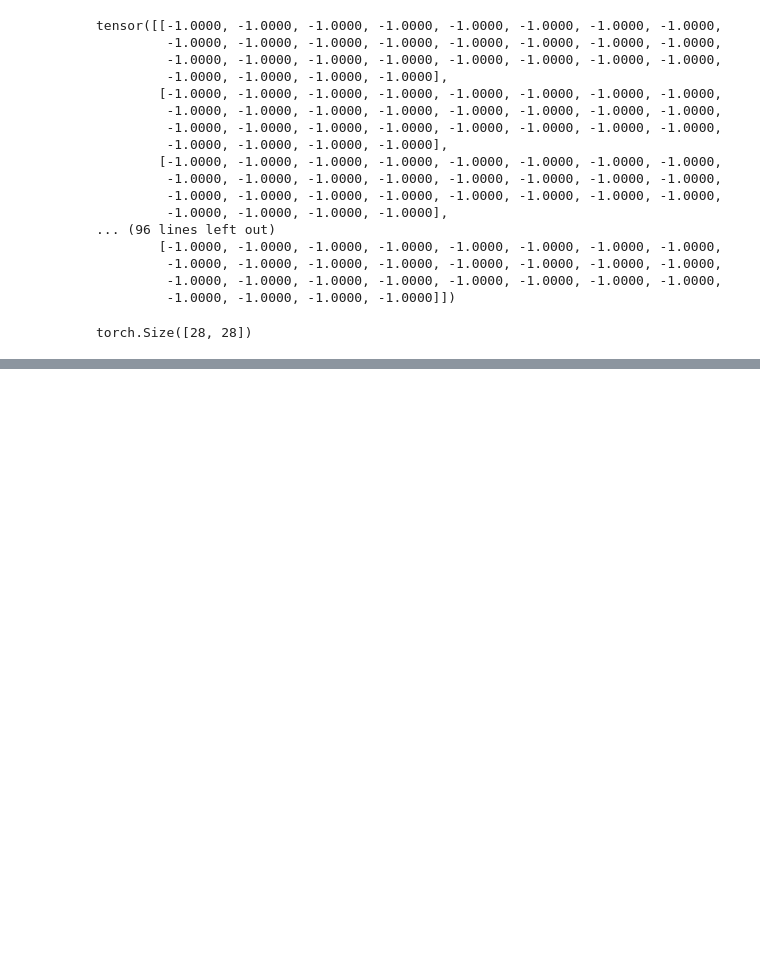
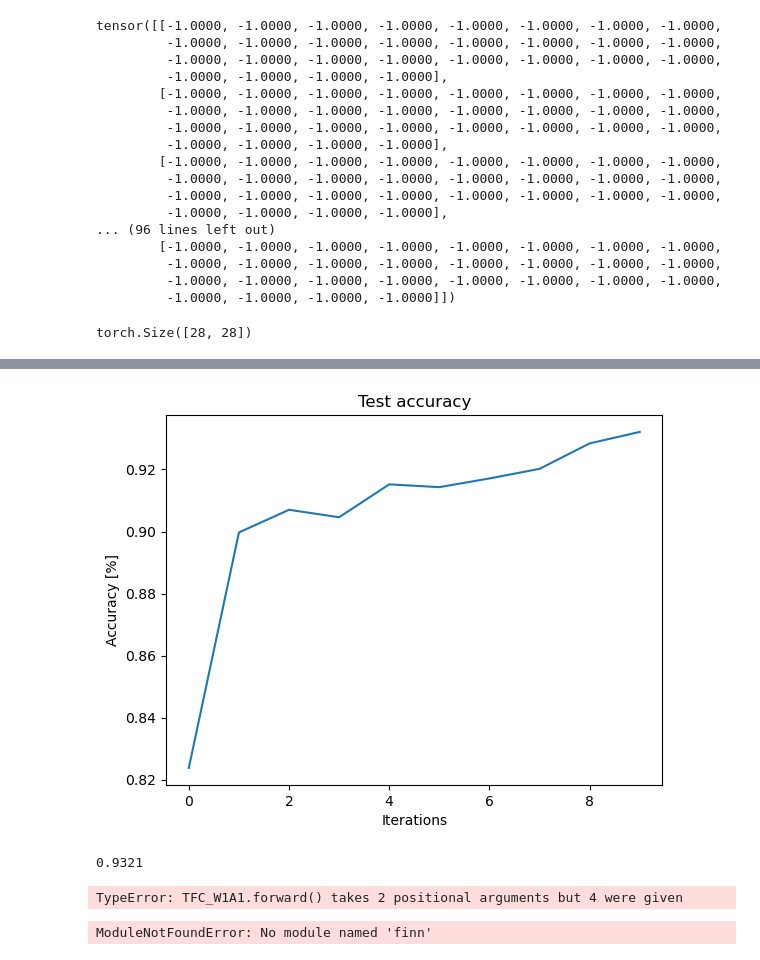
Before and after one commit to liuyh-Horizon/QModels-Brevitas-Example, a Jupyter notebook: TFC_W1A1.ipynb, the cells around one changed output, grey strips where cells are left out. Saved outputs shown, nothing was run; the diff lists cells and outputs as text; code cells hidden in the pictures; blank space fills up the shorter version.

```diff
--- a/TFC_W1A1.ipynb
+++ b/TFC_W1A1.ipynb
@@ -208,0 +388,9 @@ ValueError: Found input variables with inconsistent numbers of samples: [10000,
+# %%
+acc_per_epoch = [np.mean(acc_per_epoch) for acc_per_epoch in running_test_acc]
+display_loss_plot(acc_per_epoch, title="Test accuracy", ylabel="Accuracy [%]")
+# %% [output]
+[figure, added]
+# %%
+test(model, data_loader_test)
+# %% [output]
+0.9321
@@ -208,0 +399,27 @@ ValueError: Found input variables with inconsistent numbers of samples: [10000,
+# %%
+import brevitas.onnx as bo
+
+export_onnx_path = "finn_tfc_w1a1.onnx"
+input_shape = (1, 28, 28)
+bo.export_finn_onnx(model, input_shape, export_onnx_path)
+
+print("Model saved to %s" % export_onnx_path)
+# %% [output]
+TypeError: TFC_W1A1.forward() takes 2 positional arguments but 4 were given
+# %%
+from finn.core.modelwrapper import ModelWrapper
+from finn.core.datatype import DataType
+
+finn_model = ModelWrapper(export_onnx_path)
+
+finnonnx_in_tensor_name = finn_model.graph.input[0].name
+finnonnx_model_in_shape = finn_model.get_tensor_shape(finnonnx_in_tensor_name)
+finn_model.set_tensor_datatype(finnonnx_in_tensor_name, DataType.BIPOLAR)
+print("Input tensor name: %s" % finnonnx_in_tensor_name)
+print("Input tensor shape: %s" % str(finnonnx_model_in_shape))
+print("Input tensor datatype: %s" % str(finn_model.get_tensor_datatype(finnonnx_in_tensor_name)))
+
+ready_model_filename = "finn_tfc_w1a1_ready.onnx"
+finn_model.save(ready_model_filename)
+# %% [output]
+ModuleNotFoundError: No module named 'finn'
```
Also changed, not shown: parts of 8 cells of this notebook, 2 other files.
